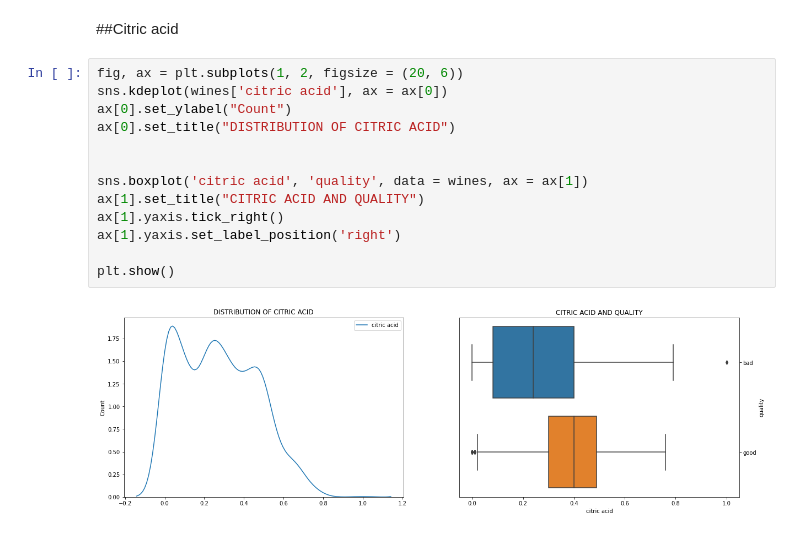
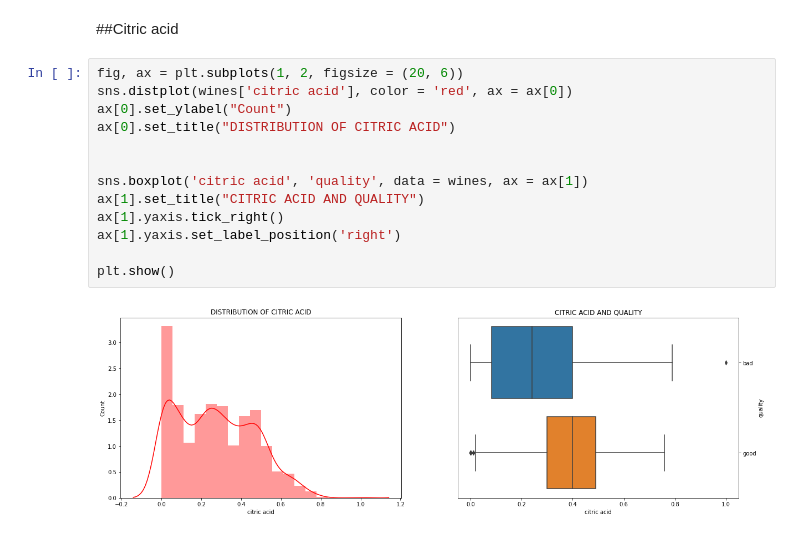
Before and after one commit to MikeDeecode/Red-wine-quality-report, a Jupyter notebook: wine_quality_analysis.ipynb, the cells around one changed output. Saved outputs shown, nothing was run; the diff lists cells and outputs as text.

```diff
--- a/wine_quality_analysis.ipynb
+++ b/wine_quality_analysis.ipynb
@@ -94,16 +94,16 @@ plt.show()
 ##Citric acid
 # %%
 fig, ax = plt.subplots(1, 2, figsize = (20, 6))
-sns.kdeplot(wines['citric acid'], ax = ax[0])
+sns.distplot(wines['citric acid'], color = 'red', ax = ax[0])
 ax[0].set_ylabel("Count")
 ax[0].set_title("DISTRIBUTION OF CITRIC ACID")
 
 
 sns.boxplot('citric acid', 'quality', data = wines, ax = ax[1])
 ax[1].set_title("CITRIC ACID AND QUALITY")
 ax[1].yaxis.tick_right()
 ax[1].yaxis.set_label_position('right')
 
 plt.show()
 # %% [output]
-[figure, old version]
+[figure, new version]
```
Also changed, not shown: parts of 4 cells of this notebook.
